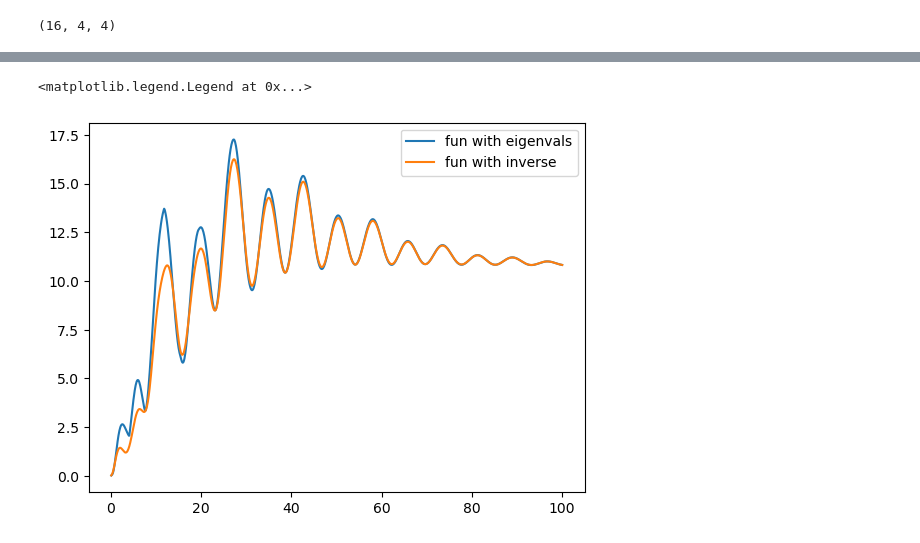
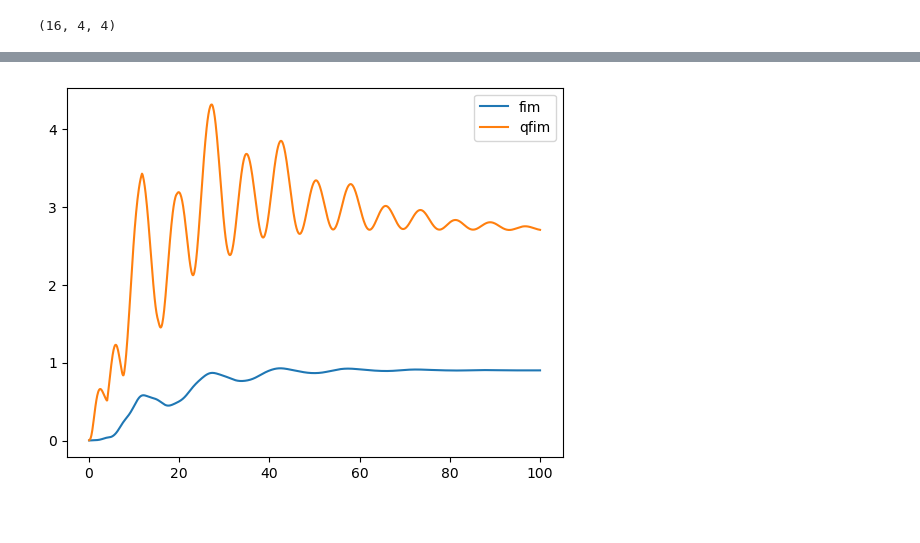
Before and after one commit to Rumoa/qll_qdots, a Jupyter notebook: model_writing.ipynb, the cells around one changed output, grey strips where cells are left out. Drawn from its saved outputs; the diff is of its cells as text; code cells hidden in the pictures.

```diff
--- a/model_writing.ipynb
+++ b/model_writing.ipynb
@@ -425,7 +356,8 @@ seed = 1
 
 key = jax.random.PRNGKey(seed)
 # %%
-m = single_qdot(POVM_array=jnp.array(sic_povm(2)))
+# m = single_qdot(POVM_array=jnp.array(sic_povm(2)))
+m = single_qdot(POVM_array=povm1)
 # %%
 initial_state = m.vec(qt.ket2dm(qt.basis(2, 0)).full())
 times = jnp.linspace(0, 100, 1000)
@@ -708,7 +365,0 @@ def aux_qfim(t):
-# %%
-plt.plot(times, jax.vmap(aux_qfim)(times), label="fun with eigenvals")
-plt.plot(times, jax.vmap(aux_qfim_2)(times)[:, 2, 2], label="fun with inverse")
-plt.legend()
-# %% [output]
-<matplotlib.legend.Legend at 0x...>
-[figure, removed]
@@ -731,8 +366,20 @@ aux_fun(3, jnp.linspace(0, 100, 1000))
 # %%
 times = jnp.linspace(0, 100, 1000)
 
 evolved_lkl = jax.vmap(
     lambda t: m.likelihood_particle(true_pars, t, initial_state)
 )(times)
 
 evolution_fim = jax.vmap(lambda t: m.fim(true_pars, t, initial_state))(times)
+
+evolution_qfim = jax.vmap(lambda t: m.qfim(true_pars, t, initial_state))(times)
+
+
+plt.plot(times, evolution_fim[:, 0, 0], label="fim")
+plt.plot(times, evolution_qfim[:, 0, 0], label="qfim")
+
+
+plt.legend()
+plt.show()
+# %% [output]
+[figure, added]
```
Also changed, not shown: parts of 12 cells of this notebook.
